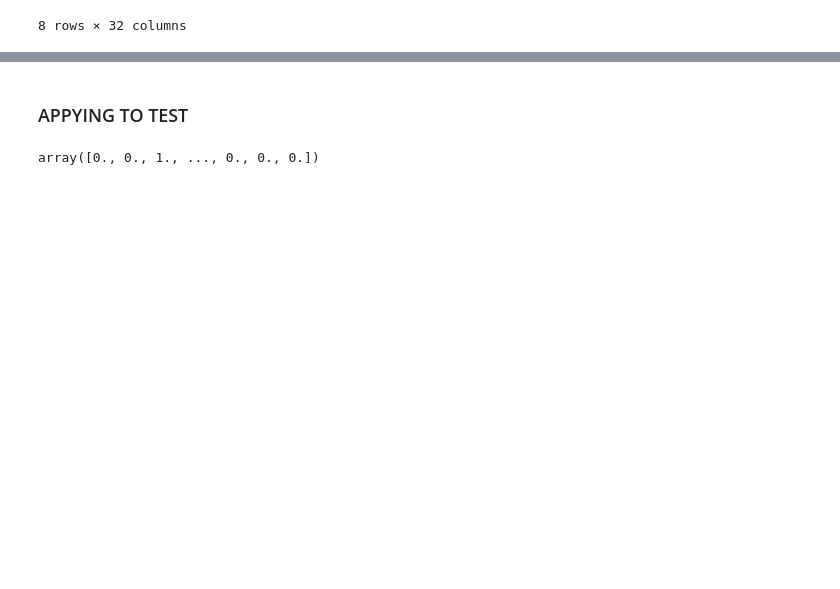
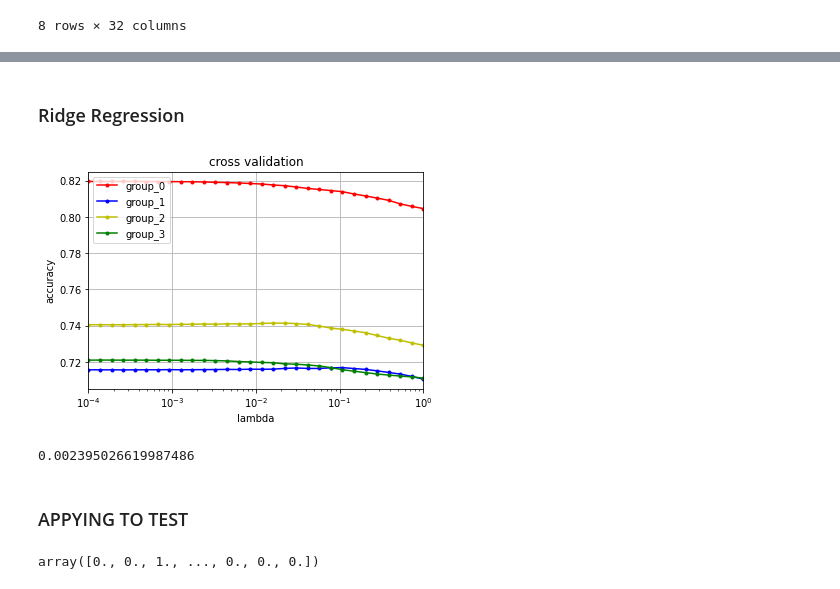
Before and after one commit to khanhnguyen15/epfl-ml-projects, a Jupyter notebook: project1/scripts/project1_experiments.ipynb, the cells around one changed output, grey strips where cells are left out. Drawn from its saved outputs; the diff is of its cells as text; code cells hidden in the pictures; blank space fills up the shorter version.

Commit message:
add ridge regression with cross validation

```diff
--- a/project1/scripts/project1_experiments.ipynb
+++ b/project1/scripts/project1_experiments.ipynb
@@ -194,27 +207,21 @@ def change_y(y):
-# %%
-def remove_outliers(x, mean_x, std_x):
-    not_outliers = np.array([True for _ in range(x.shape[0])])
-    for i in range(x.shape[1]):
-        not_outliers = not_outliers * (np.abs(x[:, i] - mean_x[i]) <= 5 * std_x[i])
-    return x[not_outliers]
 # %%
-yf_0 = change_y(y_0)
-yf_1 = change_y(y_1)
-yf_2 = change_y(y_2)
-yf_3 = change_y(y_3)
+y_0 = change_y(y_0)
+y_1 = change_y(y_1)
+y_2 = change_y(y_2)
+y_3 = change_y(y_3)
 
 x_0, mean_x_0, std_x_0 = clean(tX_0)
-x_0 = remove_outliers(x_0, mean_x_0, std_x_0)
-standarized_x_0 = standardize(x_0, mean_x_0, std_x_0)
+y_0, x_0 = remove_outliers(y_0, x_0, mean_x_0, std_x_0)
+# x_0 = standardize(x_0, mean_x_0, std_x_0)
 
 x_1, mean_x_1, std_x_1 = clean(tX_1)
-x_1 = remove_outliers(x_1, mean_x_1, std_x_1)
-standarized_x_1 = standardize(x_1, mean_x_1, std_x_1)
+y_1, x_1 = remove_outliers(y_1, x_1, mean_x_1, std_x_1)
+# x_1 = standardize(x_1, mean_x_1, std_x_1)
 
 x_2, mean_x_2, std_x_2 = clean(tX_2)
-x_2 = remove_outliers(x_2, mean_x_2, std_x_2)
-standarized_x_2 = standardize(x_2, mean_x_2, std_x_2)
+y_2, x_2 = remove_outliers(y_2, x_2, mean_x_2, std_x_2)
+# x_2 = standardize(x_2, mean_x_2, std_x_2)
 
 x_3, mean_x_3, std_x_3 = clean(tX_3)
-x_3 = remove_outliers(x_3, mean_x_3, std_x_3)
-standarized_x_3 = standardize(x_3, mean_x_3, std_x_3)
+y_3, x_3 = remove_outliers(y_3, x_3, mean_x_3, std_x_3)
+# x_3 = standardize(x_3, mean_x_3, std_x_3)
@@ -259,0 +263,16 @@ accuracy_score(y_pred, y_label)
+# %% [markdown]
+### Ridge Regression
+# %%
+### cross Validation to find lambda
+lambdas = np.logspace(-4, 0, 30)
+
+accuracies_0 = ridge_cross_validation(y_0, x_0, lambdas)
+accuracies_1 = ridge_cross_validation(y_1, x_1, lambdas)
+accuracies_2 = ridge_cross_validation(y_2, x_2, lambdas)
+accuracies_3 = ridge_cross_validation(y_3, x_3, lambdas)
+
+accuracies = np.array([accuracies_0, accuracies_1, accuracies_2, accuracies_3])
+# %%
+ridge_cross_validation_visualization(lambdas, accuracies)
+# %% [output]
+[figure, added]
@@ -260,3 +282,17 @@ accuracy_score(y_pred, y_label)
+# %%
+_, weight_0 = ridge_regression(y_0, x_0, best_lambda)
+y_pred_0 = predict_labels(weight_0, x_0)
+
+_, weight_1 = least_squares(y_1, x_1)
+y_pred_1 = predict_labels(weight_1, x_1)
+
+_, weight_2 = least_squares(y_2, x_2)
+y_pred_2 = predict_labels(weight_2, x_2)
+
+_, weight_3 = least_squares(y_3, x_3)
+y_pred_3 = predict_labels(weight_3, x_3)
+# %% [output]
+0.002395026619987486
 # %% [markdown]
 ### APPYING TO TEST
 # %%
```
Also changed, not shown: parts of 17 cells of this notebook, 5 other files.
